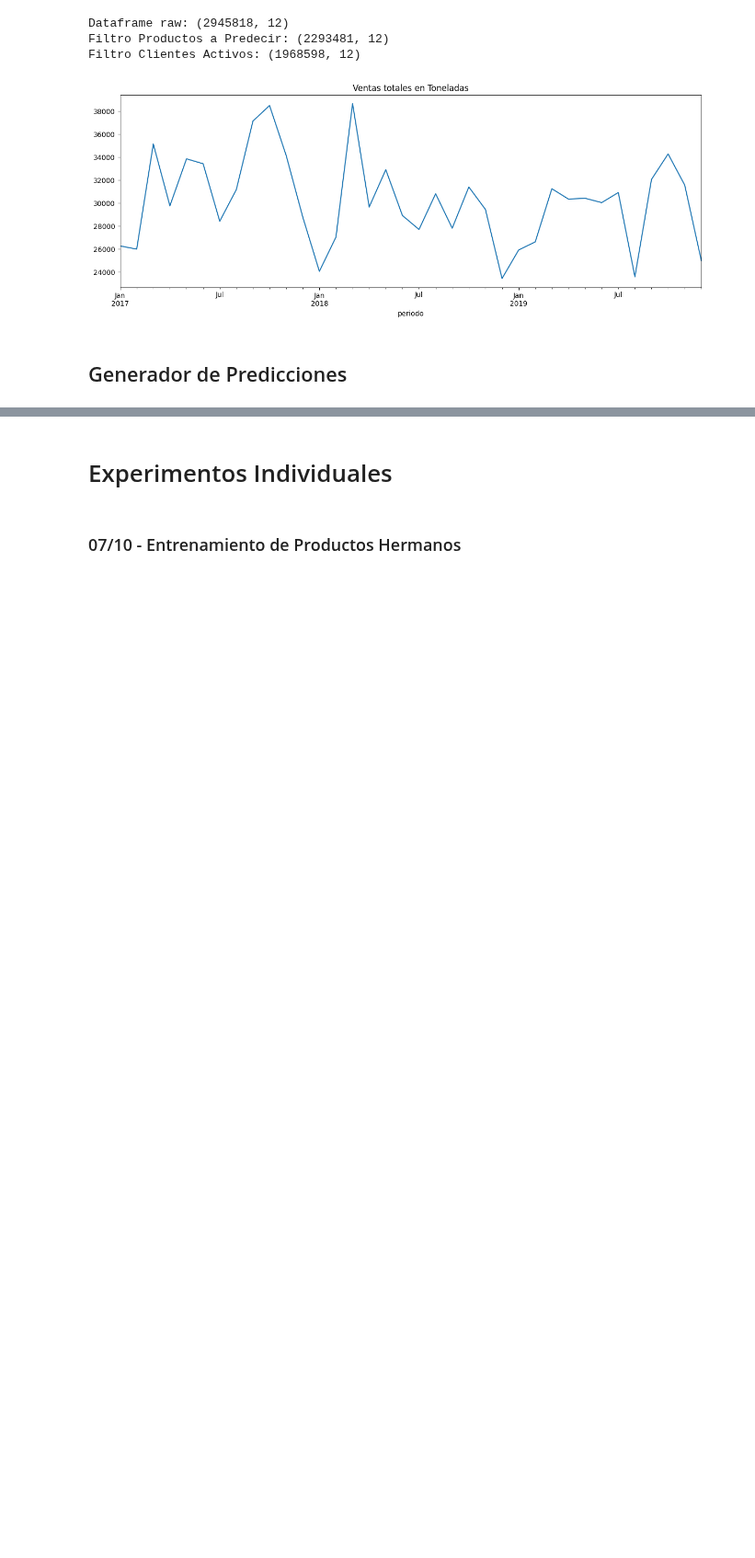
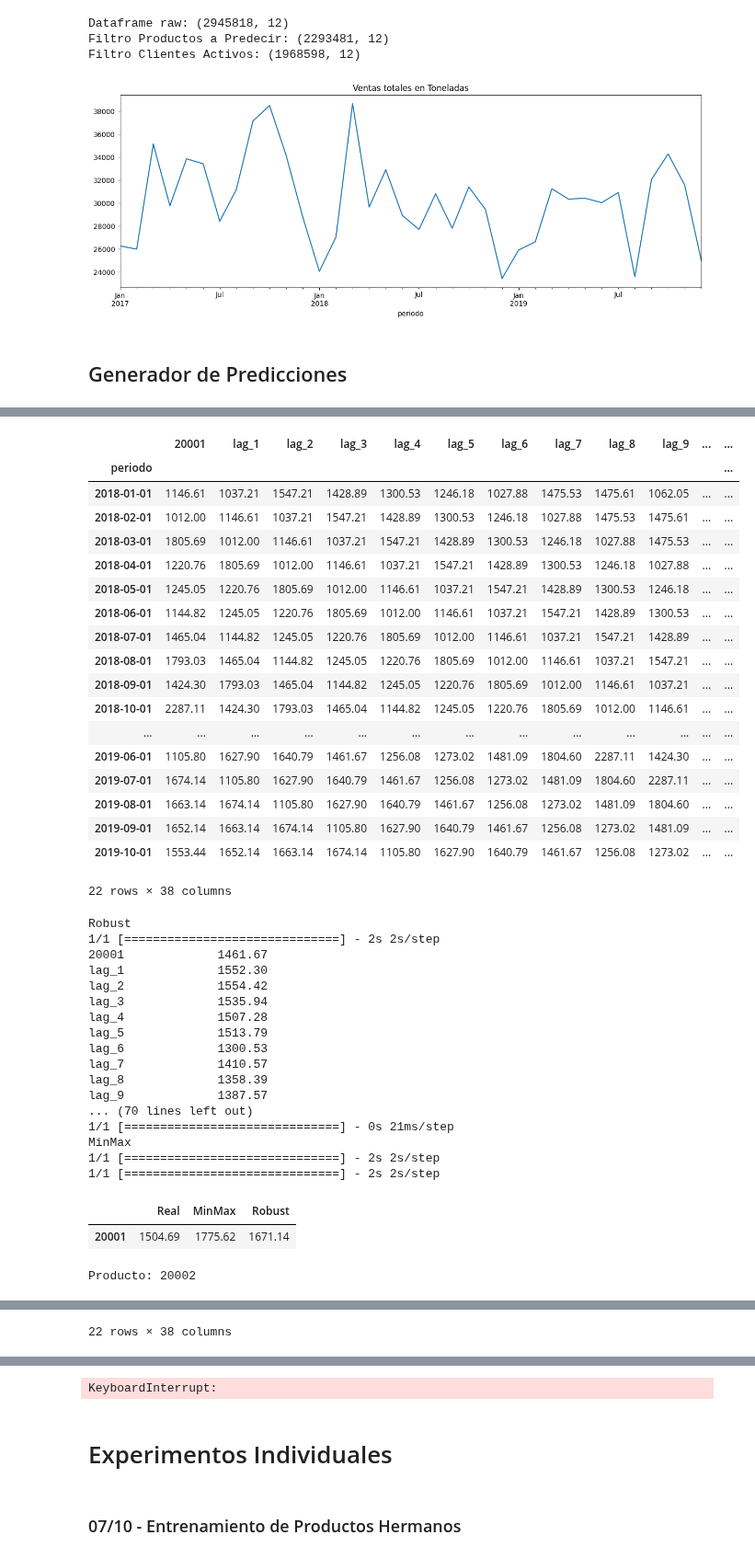
Before and after one commit to AndresMontesDeOca/Laboratorio3, a Jupyter notebook: Experimento.ipynb, the cells around one changed output, grey strips where cells are left out. Shown at 92% size. Drawn from its saved outputs; the diff is of its cells as text; code cells hidden in the pictures; blank space fills up the shorter version.

```diff
--- a/Experimento.ipynb
+++ b/Experimento.ipynb
@@ -1383,7 +1383,7 @@ Filtro Clientes Activos: (1968598, 12)
 
 # Acotamos el bucle, solo los productos que nos interesa
 product_id_start = '20001'
-product_id_end = '20010'
+product_id_end = '20001'
 start_index = data_productos_a_predecir.index.get_loc(product_id_start)
 end_index = data_productos_a_predecir.index.get_loc(product_id_end) + 1  # +1 to include the end inde
 
@@ -1416,10 +1416,10 @@ for producto in data_productos_a_predecir.index[start_index:end_index]:
 
   # Generacion de variables adicionales
   data_grouped = feature_engineering(data_grouped)
-  # display(data_grouped)
+  display(data_grouped)
 
   # Cant de veces que se repite cada experimento con los mismos parametros, pero sin semilla
-  n = 10
+  n = 1
 
   # Split. No pude hacer funcionar el TimeSeriesSplit
   data_train, data_valid = split_data_fe(data_grouped, window_size, horizon)
@@ -1460,6 +1460,9 @@ for producto in data_productos_a_predecir.index[start_index:end_index]:
         epochs=epochs
     )
     # plot_history(history) # Visualizamos el entrenamiento del modelo
+
+    # Para ver como esta compuesto el vector de predicciones
+    print(generate_predictions(model, data_valid_norm, scaler))
 
     # Genero la prediccion, y la agrego al vector
     prediction = generate_predictions(model, data_valid_norm, scaler)[1]
@@ -1510,6 +1513,9 @@ for producto in data_productos_a_predecir.index[start_index:end_index]:
     )
     # plot_history(history)
 
+    # Para ver como esta compuesto el vector de predicciones
+    print(generate_predictions(model, data_valid_norm, scaler))
+
     # Genero la prediccion, y la agrego al vector
     prediction = generate_predictions(model, data_valid_norm, scaler)[1]
     predictions_list.append(prediction)
@@ -1551,0 +1545,39 @@ MinMax
+|  | 20001 | lag_1 | lag_2 | lag_3 | lag_4 | lag_5 | lag_6 | lag_7 | lag_8 | lag_9 | ... | ... |
+| periodo |  |  |  |  |  |  |  |  |  |  |  | ... |
+| 2018-01-01 | 1146.61 | 1037.21 | 1547.21 | 1428.89 | 1300.53 | 1246.18 | 1027.88 | 1475.53 | 1475.61 | 1062.05 | ... | ... |
+| 2018-02-01 | 1012.00 | 1146.61 | 1037.21 | 1547.21 | 1428.89 | 1300.53 | 1246.18 | 1027.88 | 1475.53 | 1475.61 | ... | ... |
+| 2018-03-01 | 1805.69 | 1012.00 | 1146.61 | 1037.21 | 1547.21 | 1428.89 | 1300.53 | 1246.18 | 1027.88 | 1475.53 | ... | ... |
+| 2018-04-01 | 1220.76 | 1805.69 | 1012.00 | 1146.61 | 1037.21 | 1547.21 | 1428.89 | 1300.53 | 1246.18 | 1027.88 | ... | ... |
+| 2018-05-01 | 1245.05 | 1220.76 | 1805.69 | 1012.00 | 1146.61 | 1037.21 | 1547.21 | 1428.89 | 1300.53 | 1246.18 | ... | ... |
+| 2018-06-01 | 1144.82 | 1245.05 | 1220.76 | 1805.69 | 1012.00 | 1146.61 | 1037.21 | 1547.21 | 1428.89 | 1300.53 | ... | ... |
+| 2018-07-01 | 1465.04 | 1144.82 | 1245.05 | 1220.76 | 1805.69 | 1012.00 | 1146.61 | 1037.21 | 1547.21 | 1428.89 | ... | ... |
+| 2018-08-01 | 1793.03 | 1465.04 | 1144.82 | 1245.05 | 1220.76 | 1805.69 | 1012.00 | 1146.61 | 1037.21 | 1547.21 | ... | ... |
+| 2018-09-01 | 1424.30 | 1793.03 | 1465.04 | 1144.82 | 1245.05 | 1220.76 | 1805.69 | 1012.00 | 1146.61 | 1037.21 | ... | ... |
+| 2018-10-01 | 2287.11 | 1424.30 | 1793.03 | 1465.04 | 1144.82 | 1245.05 | 1220.76 | 1805.69 | 1012.00 | 1146.61 | ... | ... |
+| ... | ... | ... | ... | ... | ... | ... | ... | ... | ... | ... | ... | ... |
+| 2019-06-01 | 1105.80 | 1627.90 | 1640.79 | 1461.67 | 1256.08 | 1273.02 | 1481.09 | 1804.60 | 2287.11 | 1424.30 | ... | ... |
+| 2019-07-01 | 1674.14 | 1105.80 | 1627.90 | 1640.79 | 1461.67 | 1256.08 | 1273.02 | 1481.09 | 1804.60 | 2287.11 | ... | ... |
+| 2019-08-01 | 1663.14 | 1674.14 | 1105.80 | 1627.90 | 1640.79 | 1461.67 | 1256.08 | 1273.02 | 1481.09 | 1804.60 | ... | ... |
+| 2019-09-01 | 1652.14 | 1663.14 | 1674.14 | 1105.80 | 1627.90 | 1640.79 | 1461.67 | 1256.08 | 1273.02 | 1481.09 | ... | ... |
+| 2019-10-01 | 1553.44 | 1652.14 | 1663.14 | 1674.14 | 1105.80 | 1627.90 | 1640.79 | 1461.67 | 1256.08 | 1273.02 | ... | ... |
+22 rows × 38 columns
+Robust
+1/1 [==============================] - 2s 2s/step
+20001             1461.67
+lag_1             1552.30
+lag_2             1554.42
+lag_3             1535.94
+lag_4             1507.28
+lag_5             1513.79
+lag_6             1300.53
+lag_7             1410.57
+lag_8             1358.39
+lag_9             1387.57
+... (70 lines left out)
+1/1 [==============================] - 0s 21ms/step
+MinMax
+1/1 [==============================] - 2s 2s/step
+1/1 [==============================] - 2s 2s/step
+|  | Real | MinMax | Robust |
+| 20001 | 1504.69 | 1775.62 | 1671.14 |
+Producto: 20002
@@ -1551,0 +1602 @@ MinMax
+22 rows × 38 columns
@@ -1552,3 +1620,4 @@ MinMax
+KeyboardInterrupt:
 # %% [markdown]
 # Experimentos Individuales
 # %% [markdown]
```
Also changed, not shown: parts of 2 cells of this notebook.
